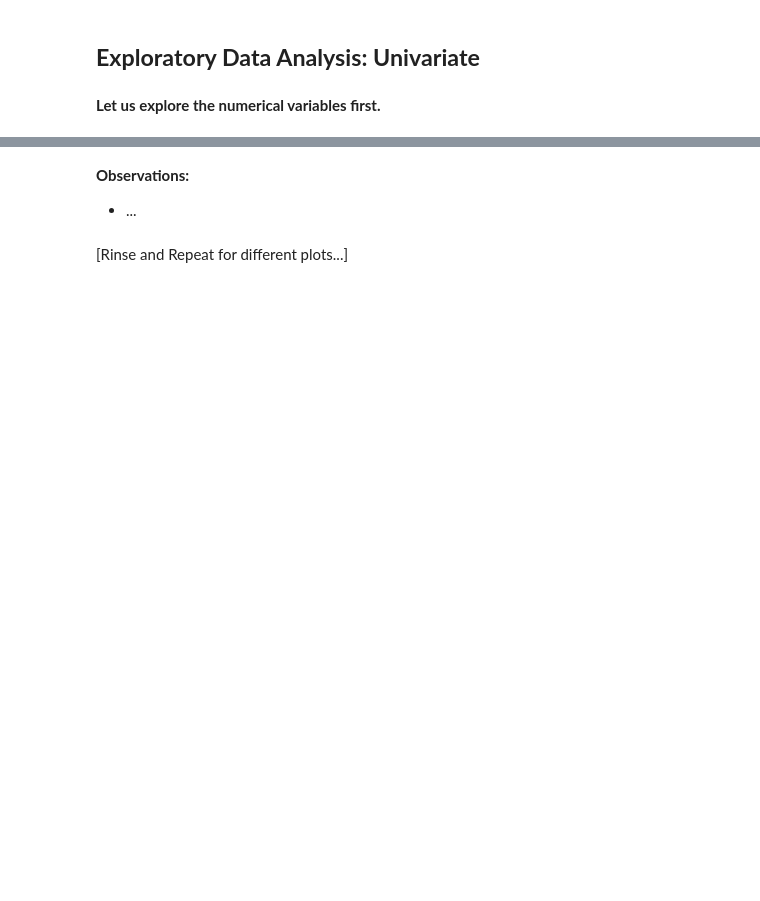
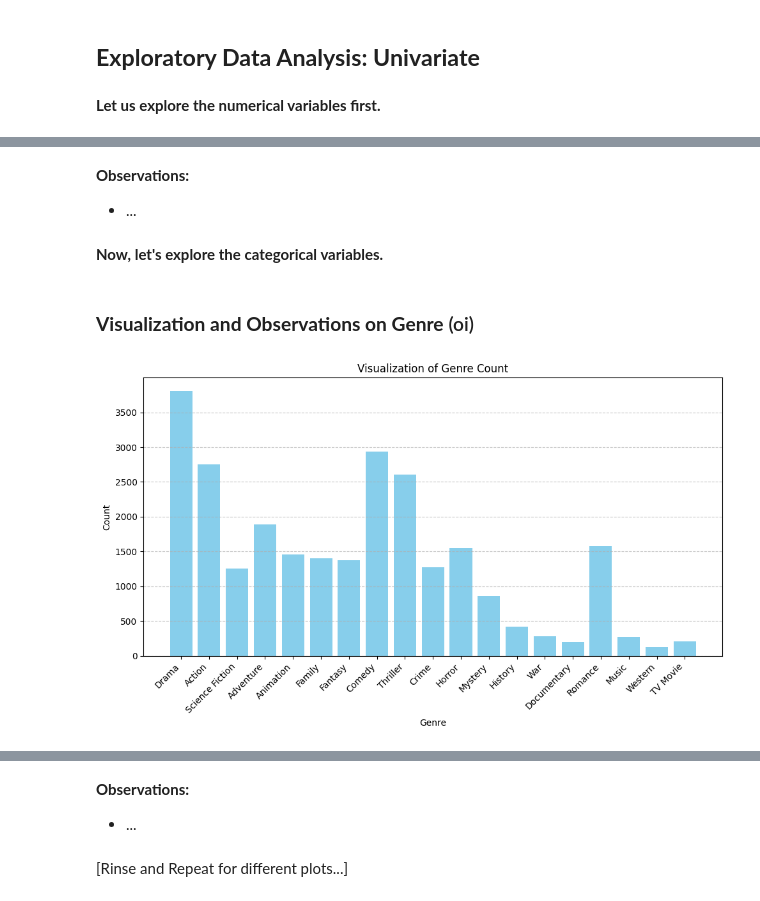
Before and after one commit to oigwe-frx/movie-database-analysis, a Jupyter notebook: Movie_Analysis.ipynb, the cells around one changed output, grey strips where cells are left out. Drawn from its saved outputs; the diff is of its cells as text; code cells hidden in the pictures; blank space fills up the shorter version.

```diff
--- a/Movie_Analysis.ipynb
+++ b/Movie_Analysis.ipynb
@@ -257,0 +690,68 @@ histogram_boxplot(df.[])
+# %% [markdown]
+**Observations:**
+* ...
+# %% [markdown]
+**Now, let's explore the categorical variables.**
+# %% [markdown]
+### **Visualization and Observations on Genre** (oi)
+# %%
+def extract_genres(genre_string):
+    """
+    Extract genres from a string containing one or more genres separated by commas.
+
+    Parameters:
+        genre_string (str): String containing one or more genres separated by commas.
+
+    Returns:
+        list: List of individual genres extracted from the input string.
+    """
+    if isinstance(genre_string, str):
+        return [genre.strip() for genre in genre_string.split(',')]
+    else:
+        return []
+
+class TallyAndUnique:
+    def __init__(self):
+        self.frequency_counter = Counter()
+        self.unique_values = set()
+
+    def update(self, lst):
+        """
+        Update the tally and unique values with a new list.
+
+        Parameters:
+            lst (list): Input list.
+        """
+        self.frequency_counter.update(lst)
+        self.unique_values.update(lst)
+
+    def get_results(self):
+        """
+        Compile the results into two lists: one for genre names and the other for their respective counts.
+
+        Returns:
+            tuple: A tuple containing two lists:
+                - The first list contains genre names.
+                - The second list contains counts corresponding to each genre.
+        """
+        genre_names = []
+        counts = []
+        for genre, count in self.frequency_counter.items():
+            genre_names.append(genre)
+            counts.append(count)
+        return genre_names, counts
+
+tally_unique_obj = TallyAndUnique()
+
+extracted_genres = []
+
+for genres in df['Genre']:
+  genre_str = extract_genres(genres)
+  tally_unique_obj.update(genre_str)
+
+frequency_list, unique_list = tally_unique_obj.get_results()
+
+
+generate_bar_plot(frequency_list, unique_list, "Visualization of Genre Count", "Genre", "Count")
+# %% [output]
+[figure, added]
```
Also changed, not shown: parts of 63 cells of this notebook.
